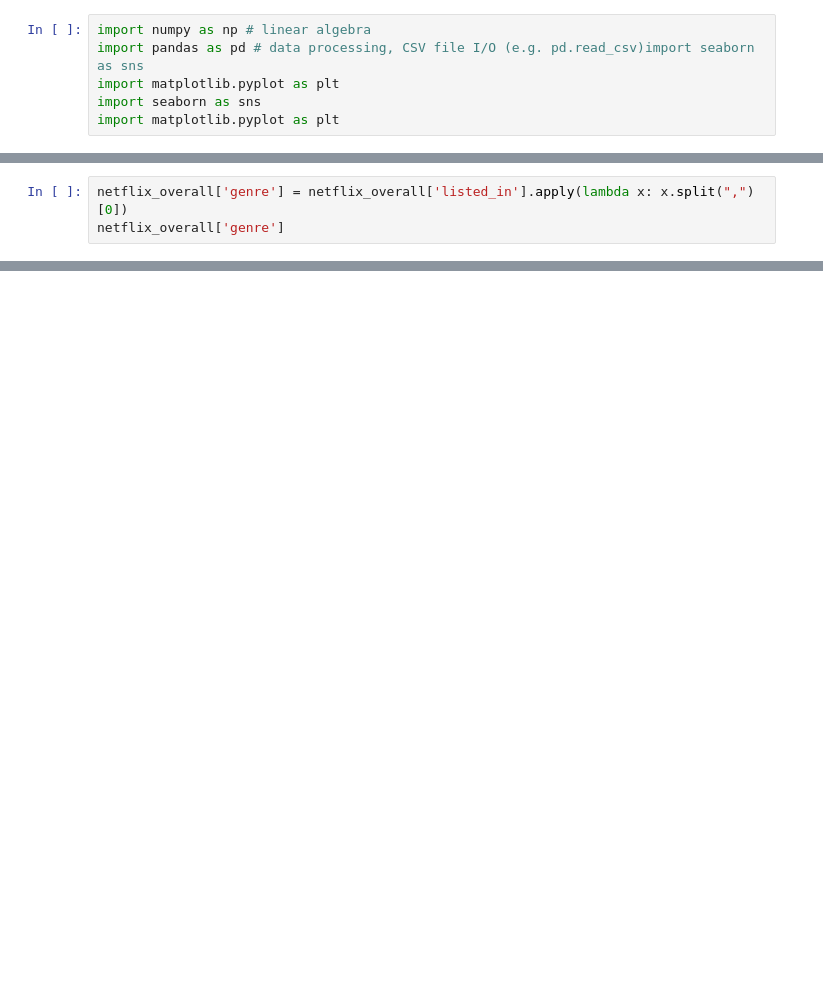
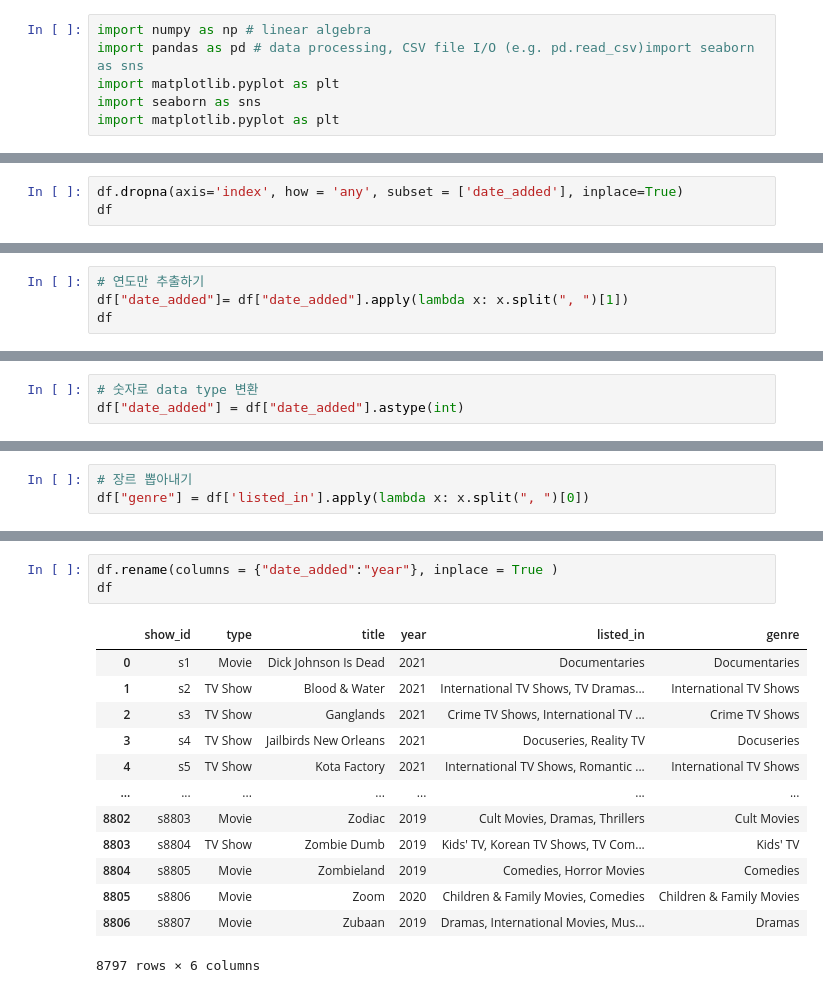
Before and after one commit to och9854/Datathon, a Jupyter notebook: Datathon.ipynb, the cells around one changed output, grey strips where cells are left out. Cells and saved outputs as stored; diff of their text form; blank space fills up the shorter version.

```diff
--- a/Datathon.ipynb
+++ b/Datathon.ipynb
@@ -23,0 +61,3 @@ netflix_overall.head(10)
+# %%
+df.dropna(axis='index', how = 'any', subset = ['date_added'], inplace=True)
+df
@@ -23,0 +78,4 @@ netflix_overall.head(10)
+# %%
+# 연도만 추출하기
+df["date_added"]= df["date_added"].apply(lambda x: x.split(", ")[1])
+df
@@ -23,0 +96,3 @@ netflix_overall.head(10)
+# %%
+# 숫자로 data type 변환
+df["date_added"] = df["date_added"].astype(int)
@@ -24,3 +104,3 @@ netflix_overall.head(10)
 # %%
-netflix_overall['genre'] = netflix_overall['listed_in'].apply(lambda x: x.split(",")[0])
-netflix_overall['genre']
+# 장르 뽑아내기
+df["genre"] = df['listed_in'].apply(lambda x: x.split(", ")[0])
@@ -96,0 +140,17 @@ ax = sns.countplot(y="release_year", data=netflix_movies, palette="Set2", order=
+# %%
+df.rename(columns = {"date_added":"year"}, inplace = True )
+df
+# %% [output]
+|  | show_id | type | title | year | listed_in | genre |
+| 0 | s1 | Movie | Dick Johnson Is Dead | 2021 | Documentaries | Documentaries |
+| 1 | s2 | TV Show | Blood & Water | 2021 | International TV Shows, TV Dramas... | International TV Shows |
+| 2 | s3 | TV Show | Ganglands | 2021 | Crime TV Shows, International TV ... | Crime TV Shows |
+| 3 | s4 | TV Show | Jailbirds New Orleans | 2021 | Docuseries, Reality TV | Docuseries |
+| 4 | s5 | TV Show | Kota Factory | 2021 | International TV Shows, Romantic ... | International TV Shows |
+| ... | ... | ... | ... | ... | ... | ... |
+| 8802 | s8803 | Movie | Zodiac | 2019 | Cult Movies, Dramas, Thrillers | Cult Movies |
+| 8803 | s8804 | TV Show | Zombie Dumb | 2019 | Kids' TV, Korean TV Shows, TV Com... | Kids' TV |
+| 8804 | s8805 | Movie | Zombieland | 2019 | Comedies, Horror Movies | Comedies |
+| 8805 | s8806 | Movie | Zoom | 2020 | Children & Family Movies, Comedies | Children & Family Movies |
+| 8806 | s8807 | Movie | Zubaan | 2019 | Dramas, International Movies, Mus... | Dramas |
+8797 rows × 6 columns
```
Also changed, not shown: parts of 21 cells of this notebook.
